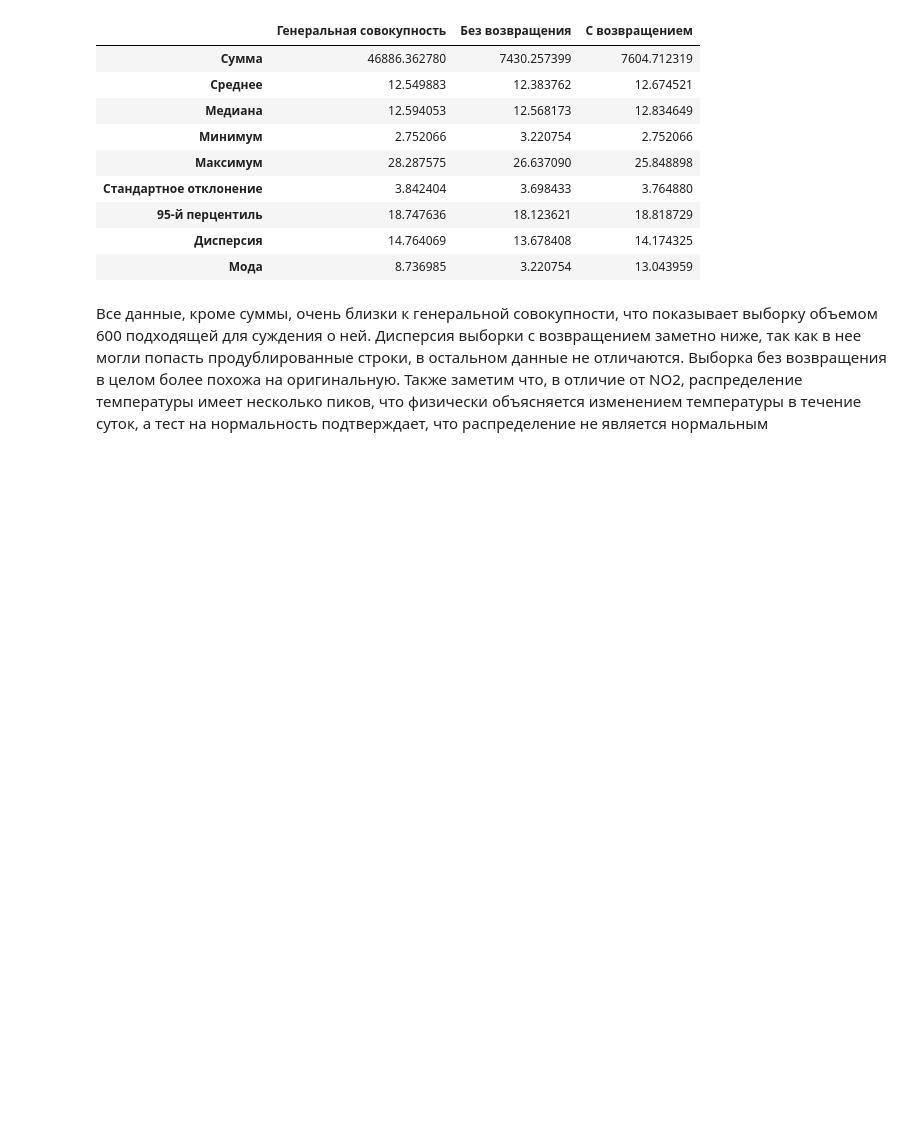
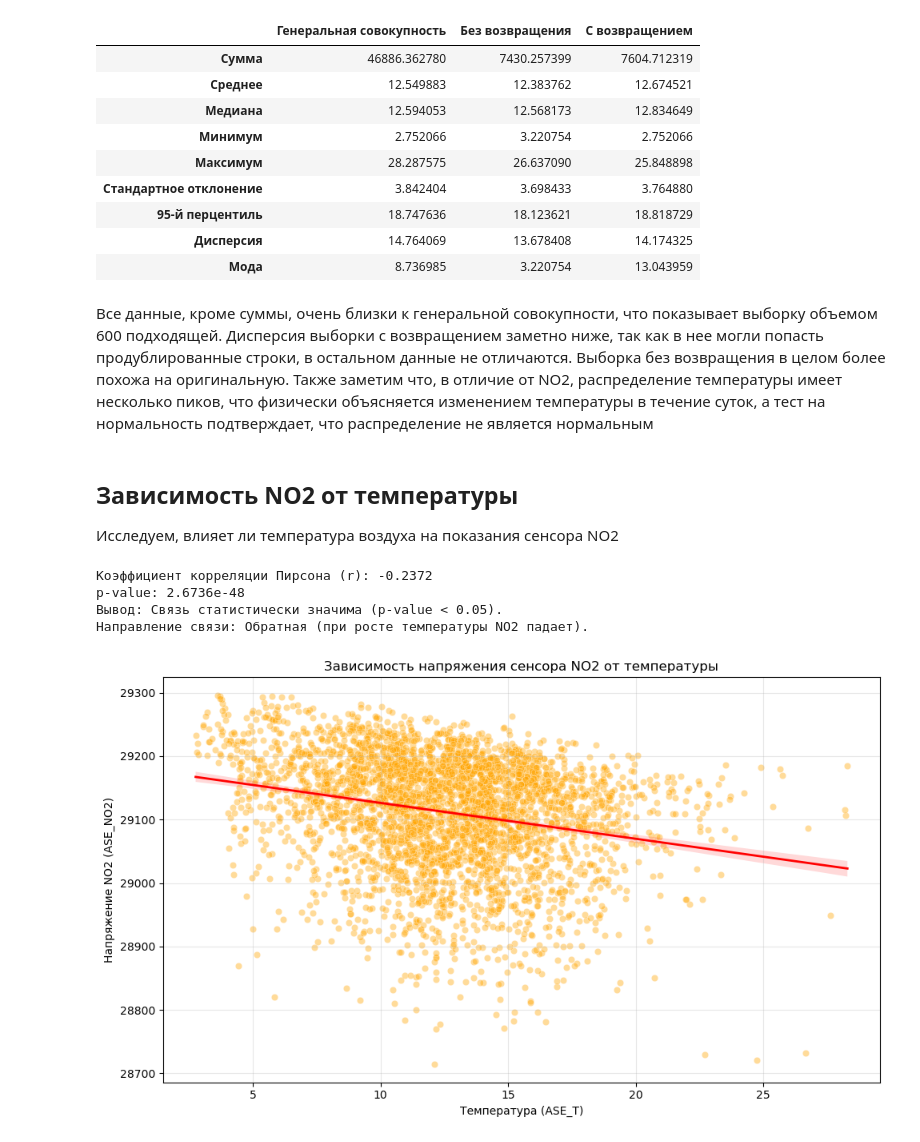
Before and after one commit to ffriewrya/lab01, a Jupyter notebook: lab01.ipynb, the cells around one changed output. Drawn from its saved outputs; the diff is of its cells as text; code cells hidden in the pictures; blank space fills up the shorter version.

Commit message:
проверка зависимости для no2 и температуры

```diff
--- a/lab01.ipynb
+++ b/lab01.ipynb
@@ -431,6 +431,47 @@ display(table)
 | Дисперсия | 14.764069 | 13.678408 | 14.174325 |
 | Мода | 8.736985 | 3.220754 | 13.043959 |
 # %% [markdown]
-Все данные, кроме суммы, очень близки к генеральной совокупности, что показывает выборку объемом 600 подходящей для суждения о ней.
+Все данные, кроме суммы, очень близки к генеральной совокупности, что показывает выборку объемом 600 подходящей.
 Дисперсия выборки с возвращением заметно ниже, так как в нее могли попасть продублированные строки, в остальном данные не отличаются.
 Выборка без возвращения в целом более похожа на оригинальную. Также заметим что, в отличие от NO2, распределение температуры имеет несколько пиков, что физически объясняется изменением температуры в течение суток, а тест на нормальность подтверждает, что распределение не является нормальным
+# %% [markdown]
+## Зависимость NO2 от температуры
+Исследуем, влияет ли температура воздуха на показания сенсора NO2
+# %%
+from scipy.stats import pearsonr
+
+df_corr = sensors[['ASE_T', 'ASE_NO2']].dropna()
+
+correlation, p_value = pearsonr(df_corr['ASE_T'], df_corr['ASE_NO2'])
+
+print(f"Коэффициент корреляции Пирсона (r): {correlation:.4f}")
+print(f"p-value: {p_value:.4e}")
+
+if p_value < 0.05:
+    print("Вывод: Связь статистически значима (p-value < 0.05).")
+    if correlation > 0:
+        print("Направление связи: Прямая (при росте температуры NO2 растет).")
+    else:
+        print("Направление связи: Обратная (при росте температуры NO2 падает).")
+else:
+    print("Вывод: Статистически значимой связи не обнаружено (p-value >= 0.05).")
+# %% [output]
+Коэффициент корреляции Пирсона (r): -0.2372
+p-value: 2.6736e-48
+Вывод: Связь статистически значима (p-value < 0.05).
+Направление связи: Обратная (при росте температуры NO2 падает).
+# %%
+plt.figure(figsize=(10, 6))
+
+sns.scatterplot(data=df_corr, x='ASE_T', y='ASE_NO2', alpha=0.4, color='orange')
+
+sns.regplot(data=df_corr, x='ASE_T', y='ASE_NO2', scatter=False, color='red', line_kws={'linewidth': 2})
+
+plt.title('Зависимость напряжения сенсора NO2 от температуры')
+plt.xlabel('Температура (ASE_T)')
+plt.ylabel('Напряжение NO2 (ASE_NO2)')
+plt.grid(True, alpha=0.3)
+plt.tight_layout()
+plt.show()
+# %% [output]
+[figure, added]
```
Also changed, not shown: parts of 6 cells of this notebook.
